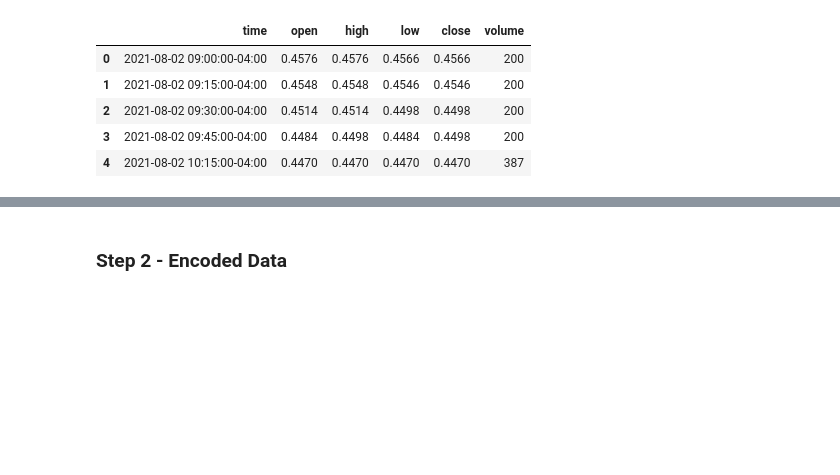
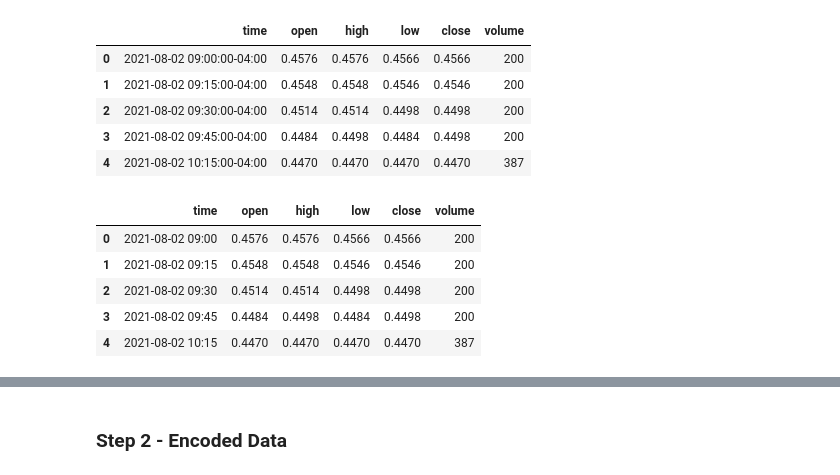
Before and after one commit to douglasg-fintec/Project-2, a Jupyter notebook: Analytic Files/DeepLearning.ipynb, the cells around one changed output, grey strips where cells are left out. Saved outputs shown, nothing was run; the diff lists cells and outputs as text; code cells hidden in the pictures; blank space fills up the shorter version.

```diff
--- a/Analytic Files/DeepLearning.ipynb
+++ b/Analytic Files/DeepLearning.ipynb
@@ -29,5 +33,17 @@ CEI_df.head()
 | 2 | 2021-08-02 09:30:00-04:00 | 0.4514 | 0.4514 | 0.4498 | 0.4498 | 200 |
 | 3 | 2021-08-02 09:45:00-04:00 | 0.4484 | 0.4498 | 0.4484 | 0.4498 | 200 |
 | 4 | 2021-08-02 10:15:00-04:00 | 0.4470 | 0.4470 | 0.4470 | 0.4470 | 387 |
+# %%
+# Storing the date/time value
+CEI_df['time'] = CEI_df['time'].str.slice(0, 16)
+
+CEI_df.head()
+# %% [output]
+|  | time | open | high | low | close | volume |
+| 0 | 2021-08-02 09:00 | 0.4576 | 0.4576 | 0.4566 | 0.4566 | 200 |
+| 1 | 2021-08-02 09:15 | 0.4548 | 0.4548 | 0.4546 | 0.4546 | 200 |
+| 2 | 2021-08-02 09:30 | 0.4514 | 0.4514 | 0.4498 | 0.4498 | 200 |
+| 3 | 2021-08-02 09:45 | 0.4484 | 0.4498 | 0.4484 | 0.4498 | 200 |
+| 4 | 2021-08-02 10:15 | 0.4470 | 0.4470 | 0.4470 | 0.4470 | 387 |
 # %%
 # Import social media data from .csv file
```
Also changed, not shown: parts of 12 cells of this notebook.
